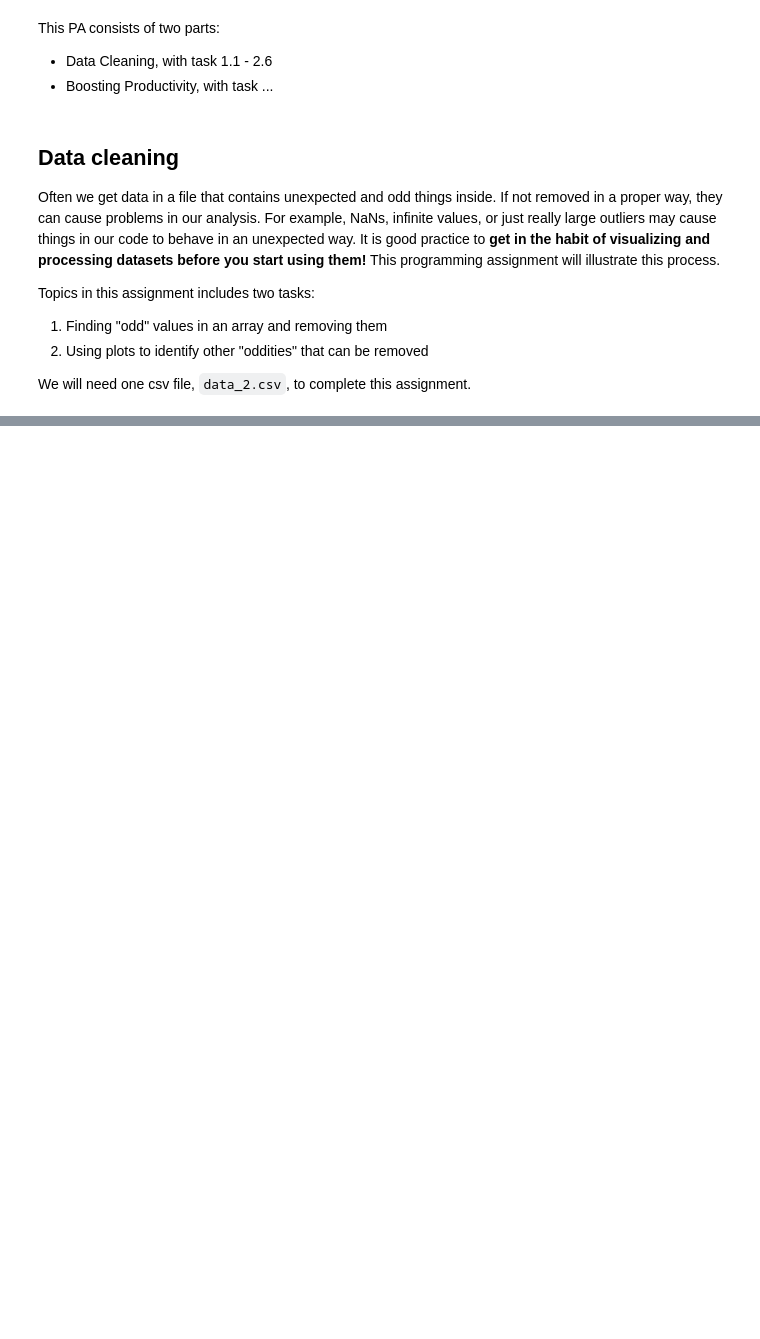
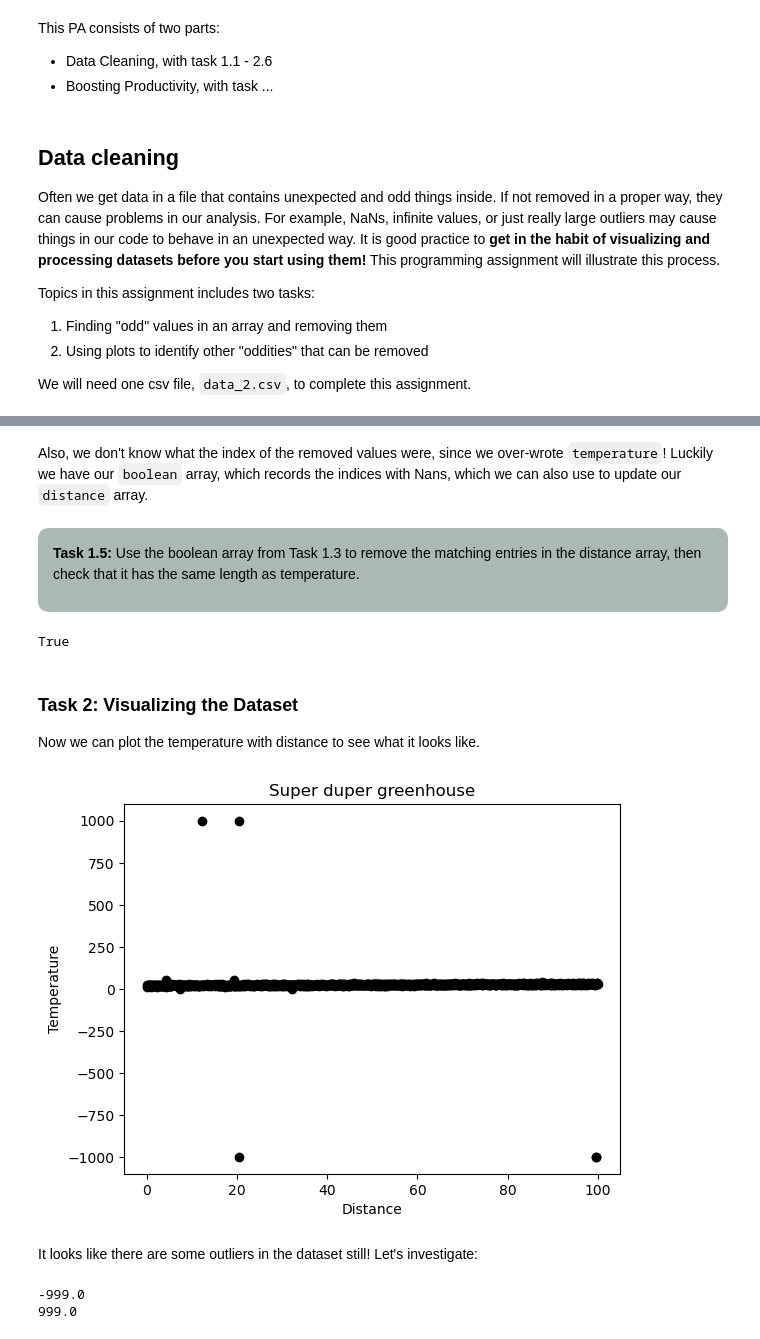
Before and after one commit to Structural-Mechanics-CEG/pa-1-3-Tom-van-Woudenberg, a Jupyter notebook: PA_1_3_Data_Cleaning_and_Boosting_Productivity.ipynb, the cells around one changed output, grey strips where cells are left out. Cells and saved outputs as stored; diff of their text form; code cells hidden in the pictures; blank space fills up the shorter version.

```diff
--- a/PA_1_3_Data_Cleaning_and_Boosting_Productivity.ipynb
+++ b/PA_1_3_Data_Cleaning_and_Boosting_Productivity.ipynb
@@ -34,0 +46,2 @@ import matplotlib.pyplot as plt
+# %%
+distance, temperature = np.genfromtxt("data_2.csv", skip_header = 1, delimiter=",", unpack=True)
@@ -34,0 +66,5 @@ import matplotlib.pyplot as plt
+# %%
+boolean = np.isnan(temperature)
+
+print("The first 10 values are:", boolean[0:10])
+print(f"There are {boolean.sum()} NaNs in array temperature")
@@ -34,0 +76,2 @@ import matplotlib.pyplot as plt
+# %%
+temperature = temperature[~boolean]
@@ -34,0 +95,34 @@ import matplotlib.pyplot as plt
+# %% [markdown]
+Also, we don't know what the index of the removed values were, since we over-wrote `temperature`! Luckily we have our `boolean` array, which records the indices with Nans, which we can also use to update our `distance` array.
+# %% [markdown]
+<div style="background-color:#AABAB2; color: black; vertical-align: middle; padding:15px; margin: 10px; border-radius: 10px">
+<p>
+<b>Task 1.5:</b>
+Use the boolean array from Task 1.3 to remove the matching entries in the distance array, then check that it has the same length as temperature.
+</p>
+</div>
+# %%
+distance = distance[~boolean]
+distance.size==temperature.size
+# %% [output]
+True
+# %% [markdown]
+### Task 2: Visualizing the Dataset
+
+Now we can plot the temperature with distance to see what it looks like.
+# %%
+plt.plot(distance, temperature, "ok", label = 'Temperature')
+plt.title("Super duper greenhouse")
+plt.xlabel('Distance')
+plt.ylabel('Temperature')
+plt.show()
+# %% [output]
+[figure, added]
+# %% [markdown]
+It looks like there are some outliers in the dataset still! Let's investigate:
+# %%
+print(temperature.min())
+print(temperature.max())
+# %% [output]
+-999.0
+999.0
```
Also changed, not shown: parts of 58 cells of this notebook.
